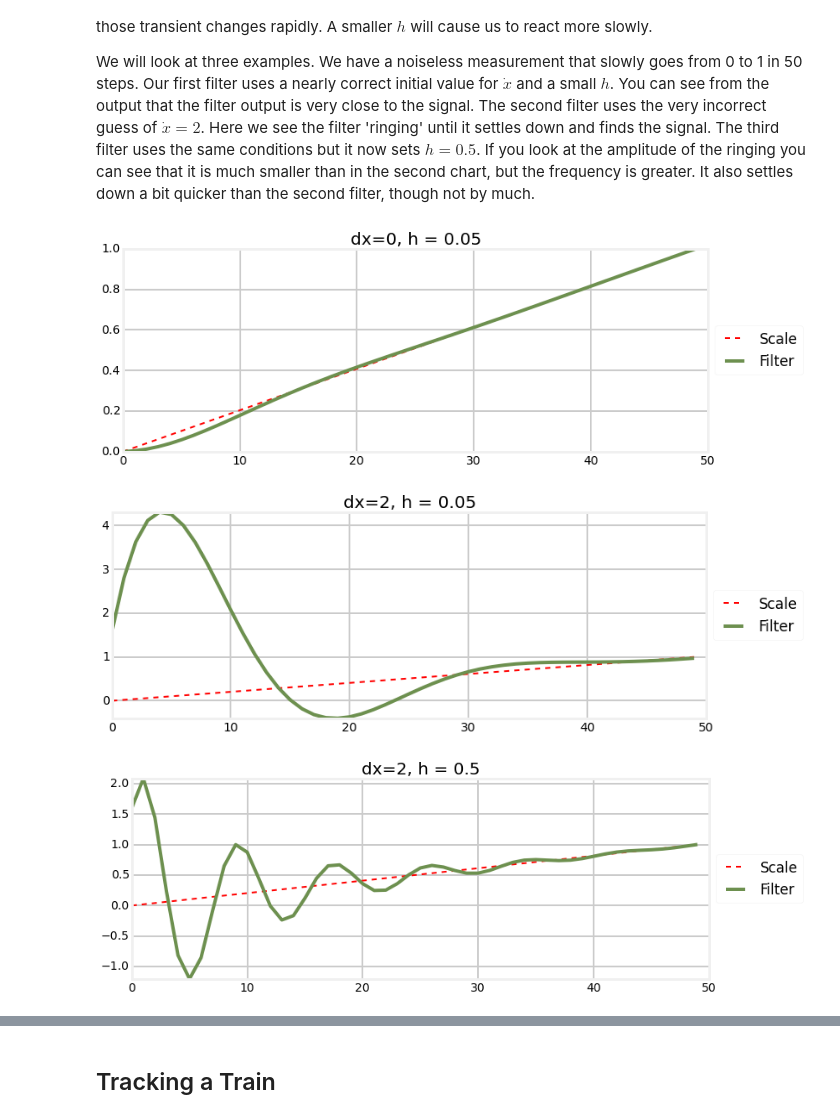
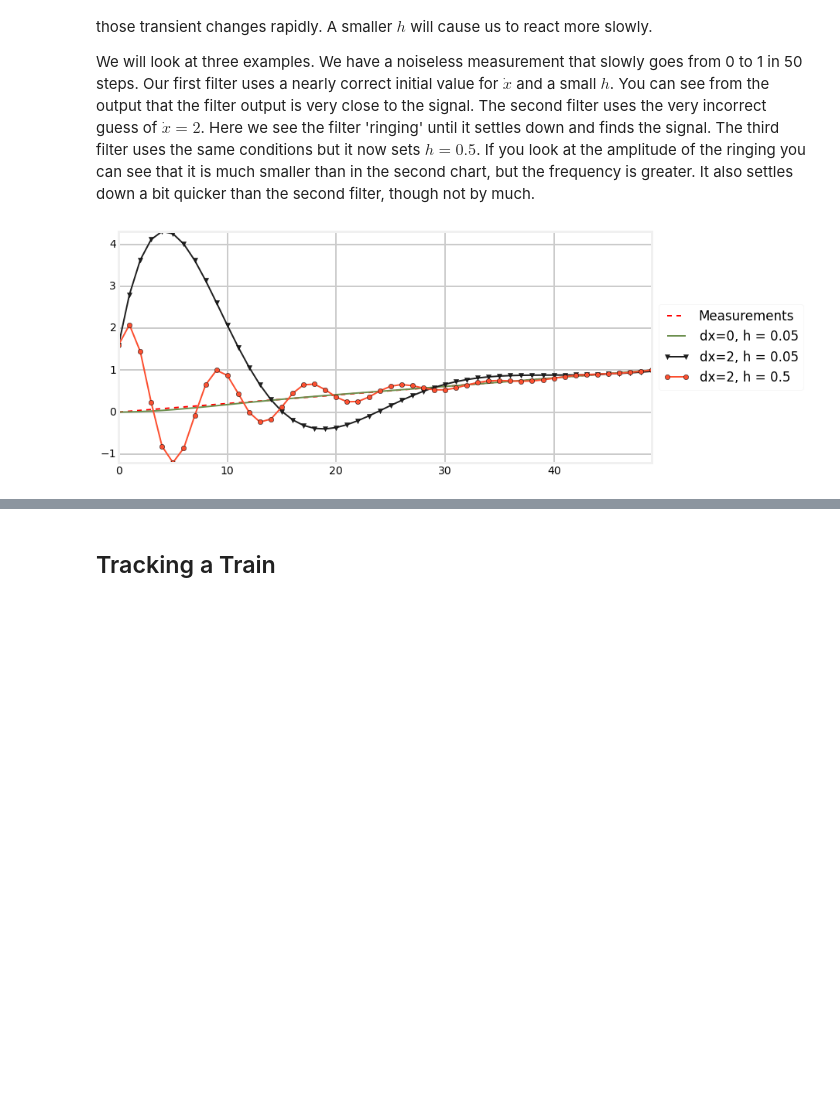
Before and after one commit to rlabbe/Kalman-and-Bayesian-Filters-in-Python, a Jupyter notebook: 01_g-h_filter.ipynb, the cells around one changed output, grey strips where cells are left out. Cells and saved outputs as stored; diff of their text form; code cells hidden in the pictures; blank space fills up the shorter version.

```diff
--- a/01_g-h_filter.ipynb
+++ b/01_g-h_filter.ipynb
@@ -569,19 +567,19 @@ We will look at three examples. We have a noiseless measurement that slowly goes
 # %%
 zs = np.linspace(0, 1, 50)
 
 data1 = g_h_filter(data=zs, x0=0, dx=0., dt=1., g=.2, h=0.05)
 data2 = g_h_filter(data=zs, x0=0, dx=2., dt=1., g=.2, h=0.05)
 data3 = g_h_filter(data=zs, x0=0, dx=2., dt=1., g=.2, h=0.5)
 
-plot_g_h_results(zs, data1, 'dx=0, h = 0.05')
-plt.ylim([-1, 5])
-plot_g_h_results(zs, data2, 'dx=2, h = 0.05')
-plt.ylim([-1, 5])
-plot_g_h_results(zs, data3, 'dx=2, h = 0.5')
+
+with book_format.figsize(y=5):
+    book_plots.plot_measurements(zs)
+    book_plots.plot_filter(data1, label='dx=0, h = 0.05', lw=2)
+    book_plots.plot_filter(data2, label='dx=2, h = 0.05', marker='v', lw=2)
+    book_plots.plot_filter(data3, label='dx=2, h = 0.5',  marker='o', lw=2)
+    book_plots.show_legend()
 # %% [output]
-[figure, old version]
+[figure, new version]
-[figure, removed]
-[figure, removed]
 # %% [markdown]
 ## Interactive Example
 
```
Also changed, not shown: parts of 26 cells of this notebook, 10 other files.
